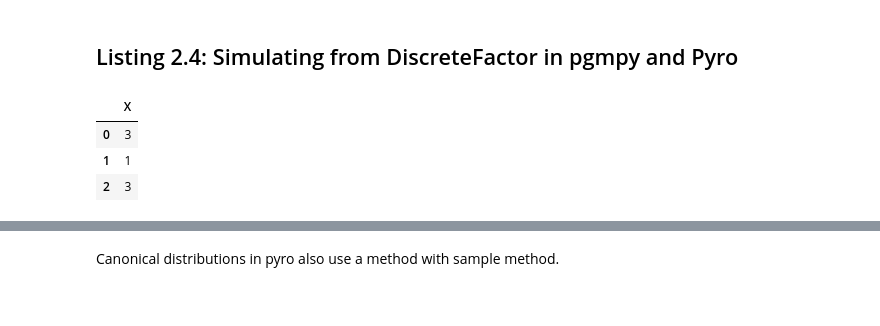
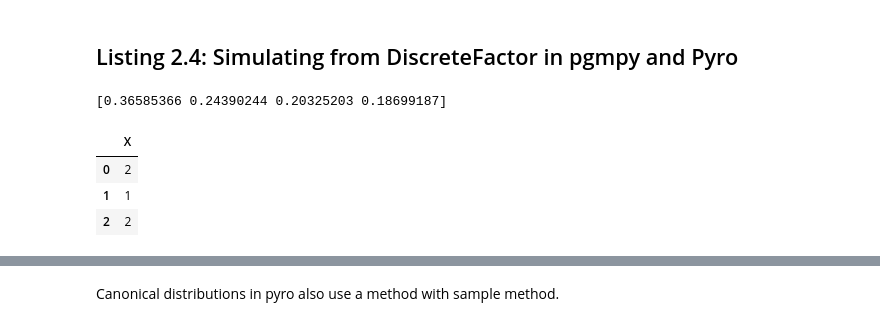
Before and after one commit to tiagodotai/causalAI, a Jupyter notebook: book/chapter 2/Chapter_2_Primer_on_Probability_Modeling.ipynb, the cells around one changed output, grey strips where cells are left out. Cells and saved outputs as stored; diff of their text form; code cells hidden in the pictures.

```diff
--- a/book/chapter 2/Chapter_2_Primer_on_Probability_Modeling.ipynb
+++ b/book/chapter 2/Chapter_2_Primer_on_Probability_Modeling.ipynb
@@ -272,21 +272,26 @@ Gamma(concentration: 1.0, rate: 2.0)
 # %% [markdown]
 ## Listing 2.4: Simulating from DiscreteFactor in pgmpy and Pyro
 # %%
+import numpy as np
 from pgmpy.factors.discrete import DiscreteFactor
+v = [.45, .30, .25, .23]
+v = np.array(v) / np.sum(v)
+print(v)
 dist = DiscreteFactor(
     variables=["X"],
-    cardinality=[3],
-    values=[.45, .30, .25],
-    state_names= {'X': ['1', '2', '3']}
+    cardinality=[len(v)],
+    values=v,
+    state_names= {'X': ['1', '2', '3', 'Tiago']}
 )
 
 #n is the number of instances you wish to generate
 dist.sample(n=3)
 # %% [output]
+[0.36585366 0.24390244 0.20325203 0.18699187]
 |  | X |
-| 0 | 3 |
+| 0 | 2 |
 | 1 | 1 |
-| 2 | 3 |
+| 2 | 2 |
 # %%
 joint = DiscreteFactor(
     variables=['X', 'Y'],
```
Also changed, not shown: parts of 8 cells of this notebook.
